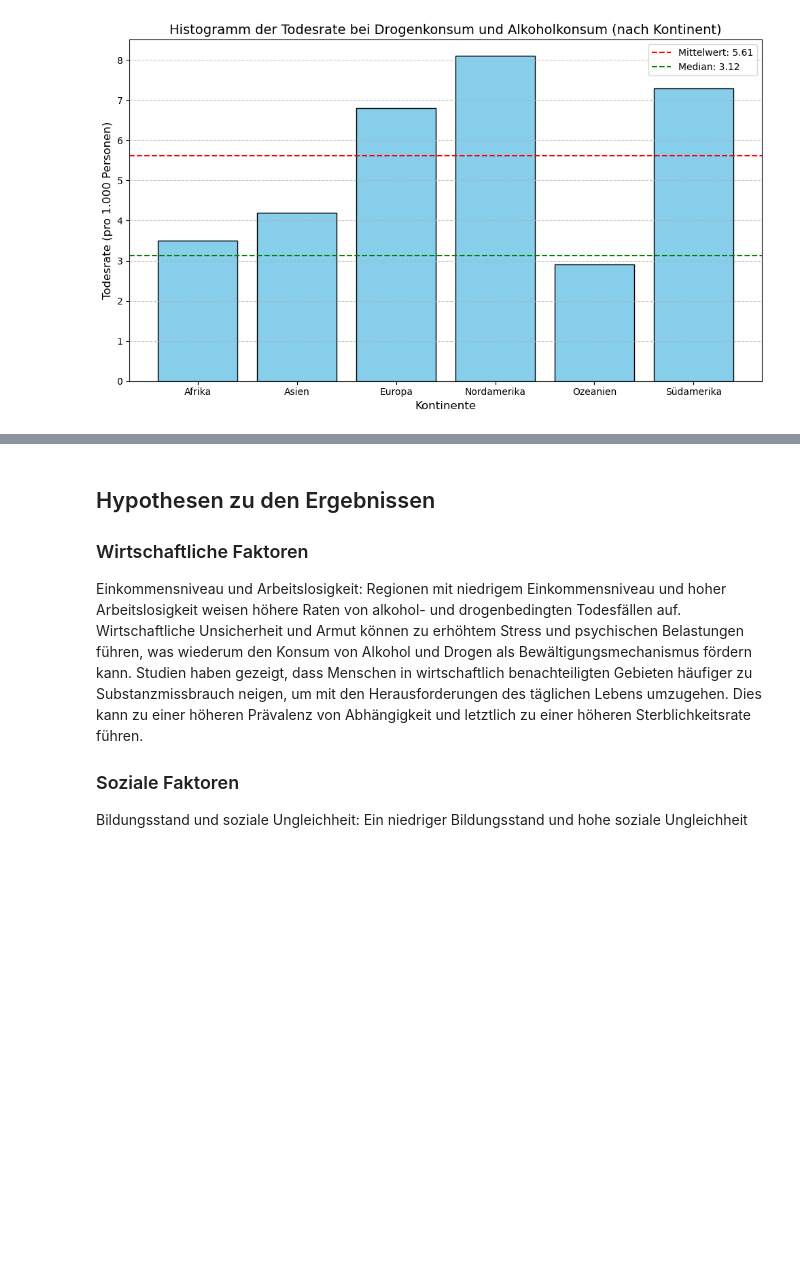
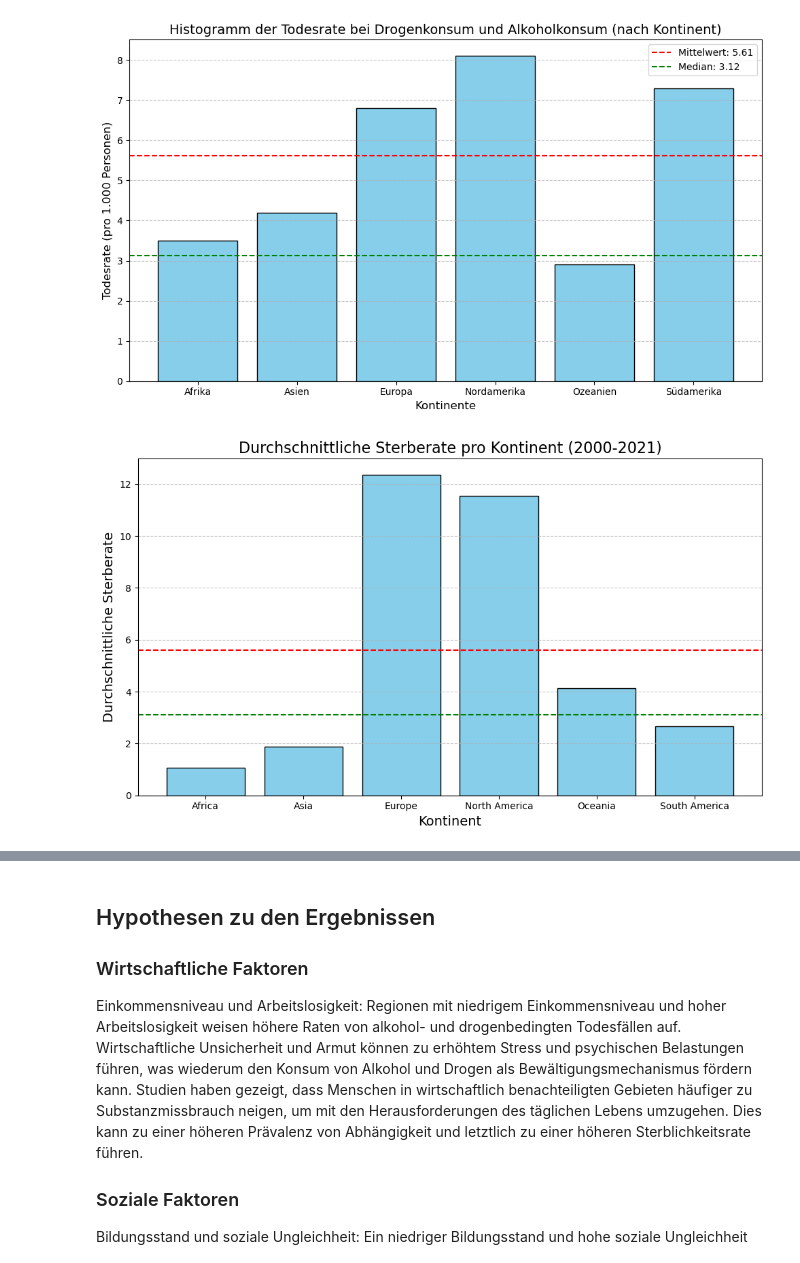
Before and after one commit to Joyce-ops/BMLD-LN2-Carmen-Mcqulat-Joyce, a Jupyter notebook: Leistungsnachweis 2.ipynb, the cells around one changed output, grey strips where cells are left out. Drawn from its saved outputs; the diff is of its cells as text; code cells hidden in the pictures; blank space fills up the shorter version.

```diff
--- a/Leistungsnachweis 2.ipynb
+++ b/Leistungsnachweis 2.ipynb
@@ -530,3 +535,34 @@ plt.tight_layout()
 plt.show()
 # %% [output]
 [figure]
+# %%
+import pandas as pd
+import matplotlib.pyplot as plt
+
+# Liste der Kontinente
+kontinente = ['Africa', 'Asia', 'Europe', 'North America', 'Oceania', 'South America']
+
+# Durchschnitt der Sterberate für jeden Kontinent berechnen
+avg_sterberate = df_pivot.loc[kontinente].mean(axis=1)
+
+# Balkendiagramm erstellen
+plt.figure(figsize=(10, 6))
+plt.bar(avg_sterberate.index, avg_sterberate.values, color='skyblue', edgecolor='black')
+
+# Titel und Achsenbeschriftungen
+plt.title("Durchschnittliche Sterberate pro Kontinent (2000-2021)", fontsize=16)
+plt.xlabel("Kontinent", fontsize=14)
+plt.ylabel("Durchschnittliche Sterberate", fontsize=14)
+
+# Mittelwert und Median anzeigen
+plt.axhline(y=mittelwert, color='red', linestyle='--', label=f"Mittelwert: {mittelwert}")
+plt.axhline(y=median, color='green', linestyle='--', label=f"Median: {median}")
+
+# Gitter und Layout-Optimierung
+plt.grid(axis='y', linestyle='--', alpha=0.7)
+plt.tight_layout()
+
+# Diagramm anzeigen
+plt.show()
+# %% [output]
+[figure, added]
```
Also changed, not shown: parts of 37 cells of this notebook.
